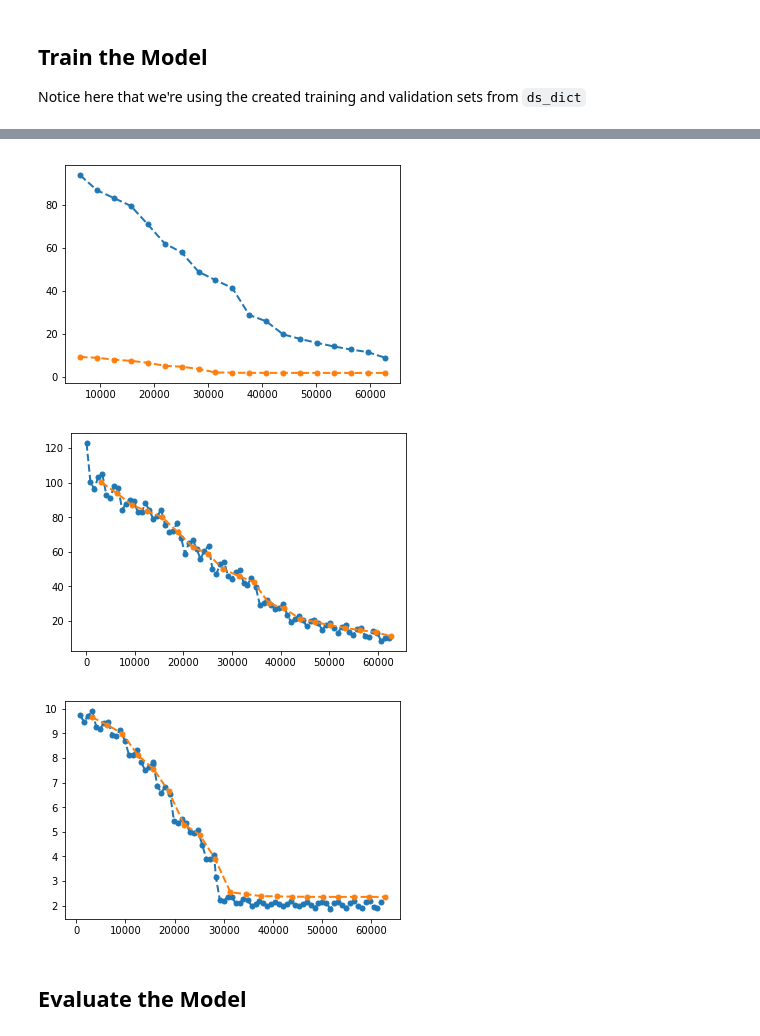
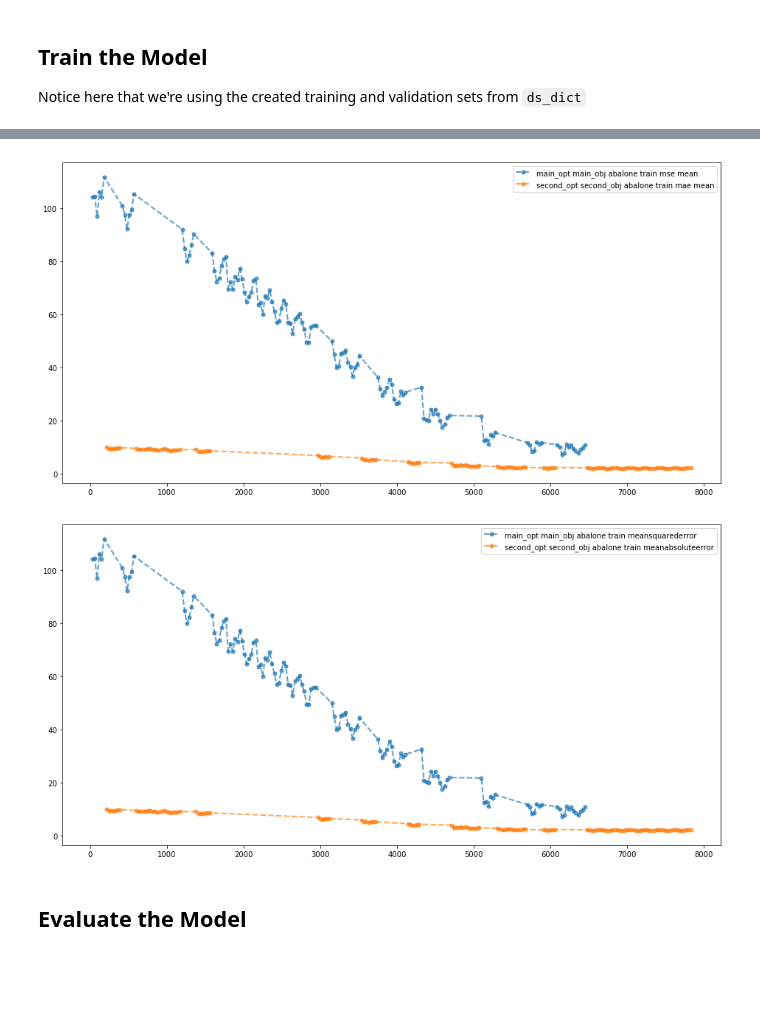
Before and after one commit to yeahml/yeahml, a Jupyter notebook: examples/abalone/abalone.ipynb, the cells around one changed output, grey strips where cells are left out. Saved outputs shown, nothing was run; the diff lists cells and outputs as text; code cells hidden in the pictures; blank space fills up the shorter version.

```diff
--- a/examples/abalone/abalone.ipynb
+++ b/examples/abalone/abalone.ipynb
@@ -186,18 +177,16 @@ plot_trackers(train_dict["tracker"]["second_opt"]['second_obj']["loss"]["abalone
-# %%
-plot_trackers(train_dict["tracker"]["main_opt"]['main_obj']["loss"]["abalone"]['val']["mse"]["mean"],1)
-plot_trackers(train_dict["tracker"]["second_opt"]['second_obj']["loss"]["abalone"]['val']["mae"]["mean"],1)
-# %% [output]
-[figure, removed]
-# %%
-plot_trackers(train_dict["tracker"]["main_opt"]['main_obj']["metrics"]["abalone"]['train']["meansquarederror"])
-plot_trackers(train_dict["tracker"]["main_opt"]['main_obj']["metrics"]["abalone"]['val']["meansquarederror"])
-# %% [output]
-[figure, removed]
-# %%
-plot_trackers(train_dict["tracker"]["second_opt"]['second_obj']["metrics"]["abalone"]['train']["meanabsoluteerror"])
-plot_trackers(train_dict["tracker"]["second_opt"]['second_obj']["metrics"]["abalone"]['val']["meanabsoluteerror"])
-# %% [output]
-[figure, removed]
+# %%
+yml.basic_plot_tracker(
+    train_dict["tracker"],
+    metrics=True,
+    local=False,
+    training=True,
+    validation=False,
+    loss=True,
+    size=(16, 8),
+)
+# %% [output]
+[figure, added]
+[figure, added]
 # %% [markdown]
 ## Evaluate the Model
 # %%
```
Also changed, not shown: parts of 5 cells of this notebook, 8 other files.
